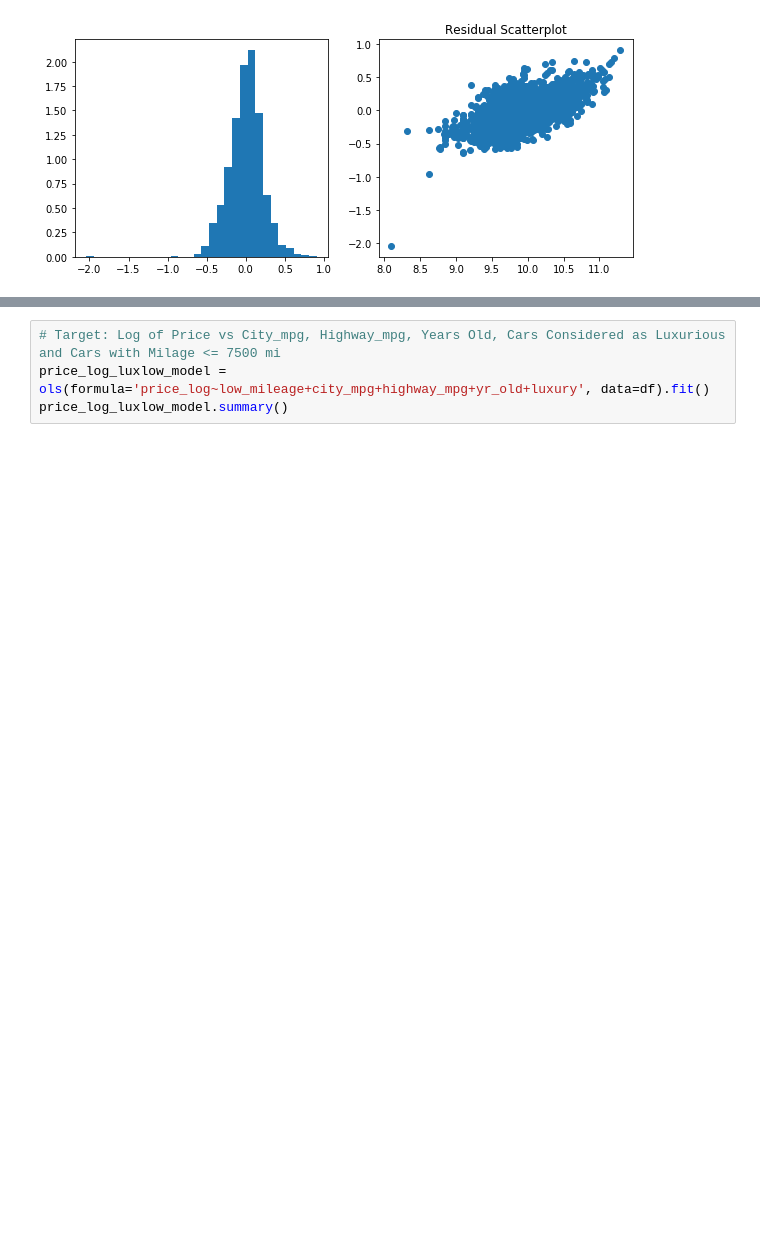
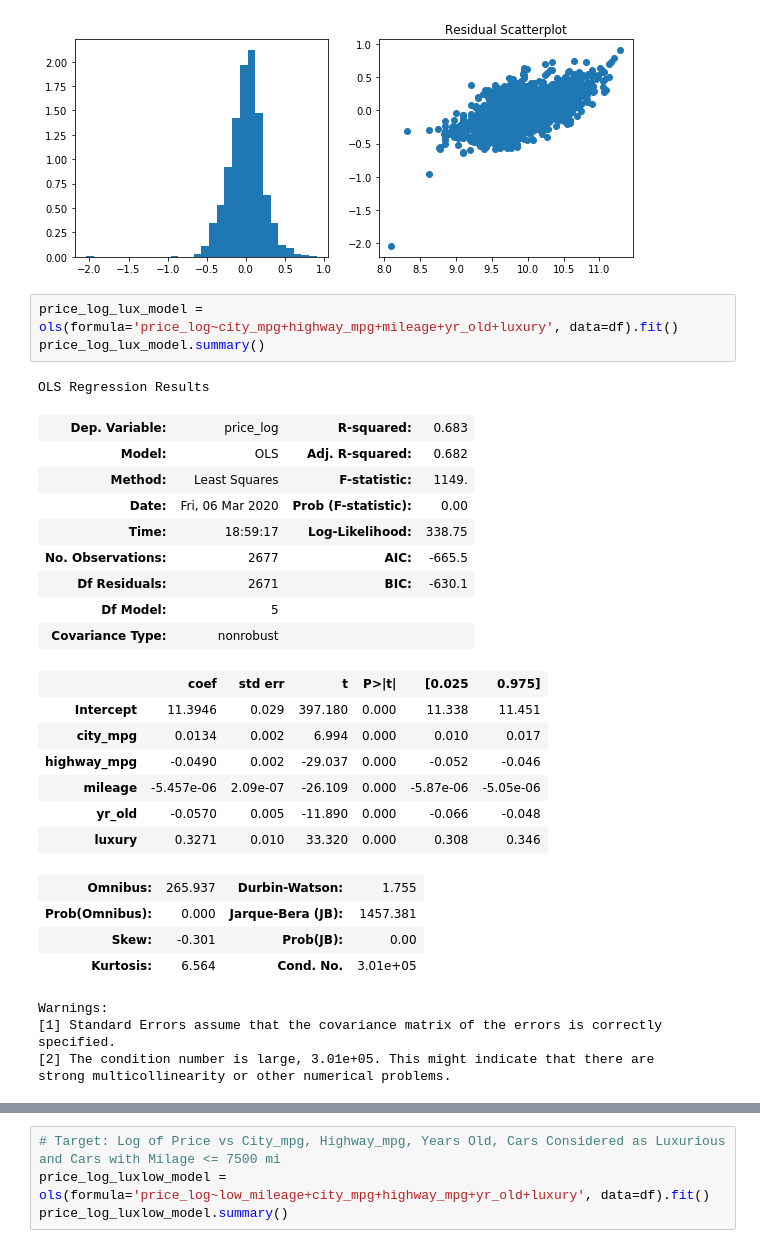
Before and after one commit to hamiltonchangcodes/Used_Car_Linear_Regression_Prediction, a Jupyter notebook: 03_EDA.ipynb, the cells around one changed output, grey strips where cells are left out. Saved outputs shown, nothing was run; the diff lists cells and outputs as text; blank space fills up the shorter version.

```diff
--- a/03_EDA.ipynb
+++ b/03_EDA.ipynb
@@ -802,3 +802,32 @@ strong multicollinearity or other numerical problems.
 checkresiduals(df, 'price_log', price_log_lux_low_model)
 # %% [output]
 [figure]
+# %%
+price_log_lux_model = ols(formula='price_log~city_mpg+highway_mpg+mileage+yr_old+luxury', data=df).fit()
+price_log_lux_model.summary()
+# %% [output]
+OLS Regression Results
+| Dep. Variable: | price_log | R-squared: | 0.683 |
+| Model: | OLS | Adj. R-squared: | 0.682 |
+| Method: | Least Squares | F-statistic: | 1149. |
+| Date: | Fri, 06 Mar 2020 | Prob (F-statistic): | 0.00 |
+| Time: | 18:59:17 | Log-Likelihood: | 338.75 |
+| No. Observations: | 2677 | AIC: | -665.5 |
+| Df Residuals: | 2671 | BIC: | -630.1 |
+| Df Model: | 5 |  |  |
+| Covariance Type: | nonrobust |  |  |
+|  | coef | std err | t | P>|t| | [0.025 | 0.975] |
+| Intercept | 11.3946 | 0.029 | 397.180 | 0.000 | 11.338 | 11.451 |
+| city_mpg | 0.0134 | 0.002 | 6.994 | 0.000 | 0.010 | 0.017 |
+| highway_mpg | -0.0490 | 0.002 | -29.037 | 0.000 | -0.052 | -0.046 |
+| mileage | -5.457e-06 | 2.09e-07 | -26.109 | 0.000 | -5.87e-06 | -5.05e-06 |
+| yr_old | -0.0570 | 0.005 | -11.890 | 0.000 | -0.066 | -0.048 |
+| luxury | 0.3271 | 0.010 | 33.320 | 0.000 | 0.308 | 0.346 |
+| Omnibus: | 265.937 | Durbin-Watson: | 1.755 |
+| Prob(Omnibus): | 0.000 | Jarque-Bera (JB): | 1457.381 |
+| Skew: | -0.301 | Prob(JB): | 0.00 |
+| Kurtosis: | 6.564 | Cond. No. | 3.01e+05 |
+Warnings:
+[1] Standard Errors assume that the covariance matrix of the errors is correctly specified.
+[2] The condition number is large, 3.01e+05. This might indicate that there are
+strong multicollinearity or other numerical problems.
```
Also changed, not shown: parts of 12 cells of this notebook, 4 other files.
